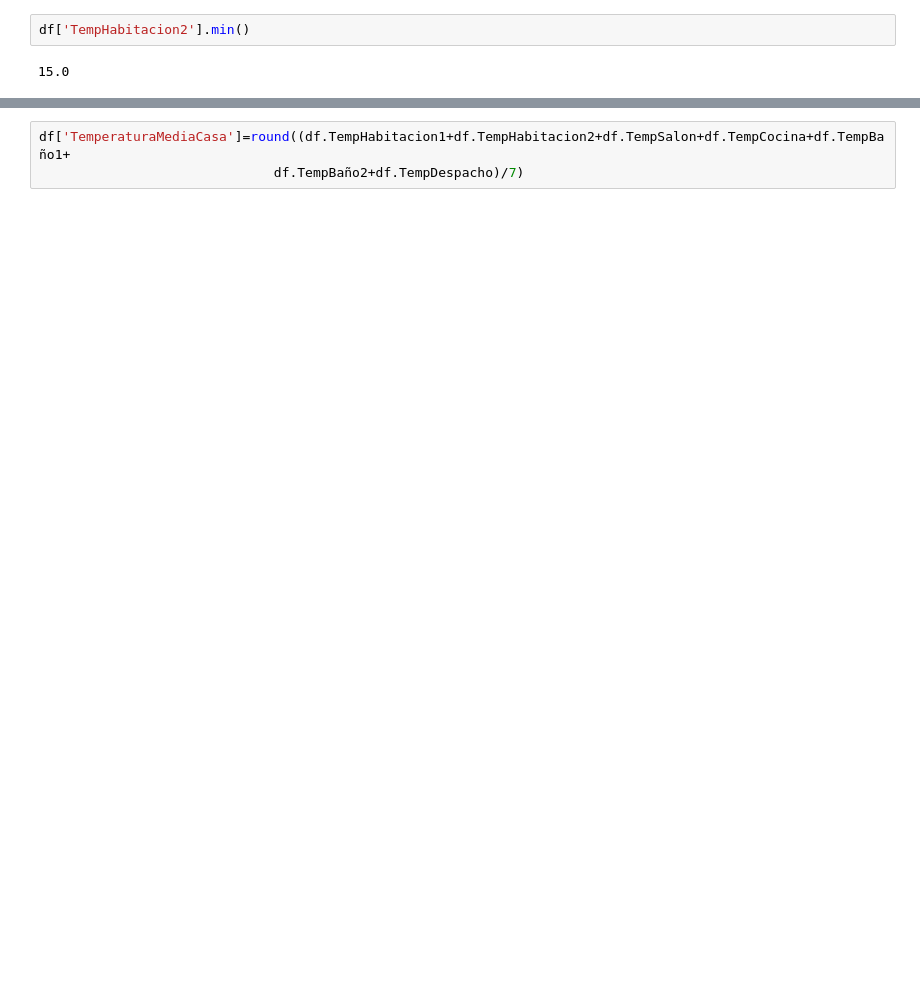
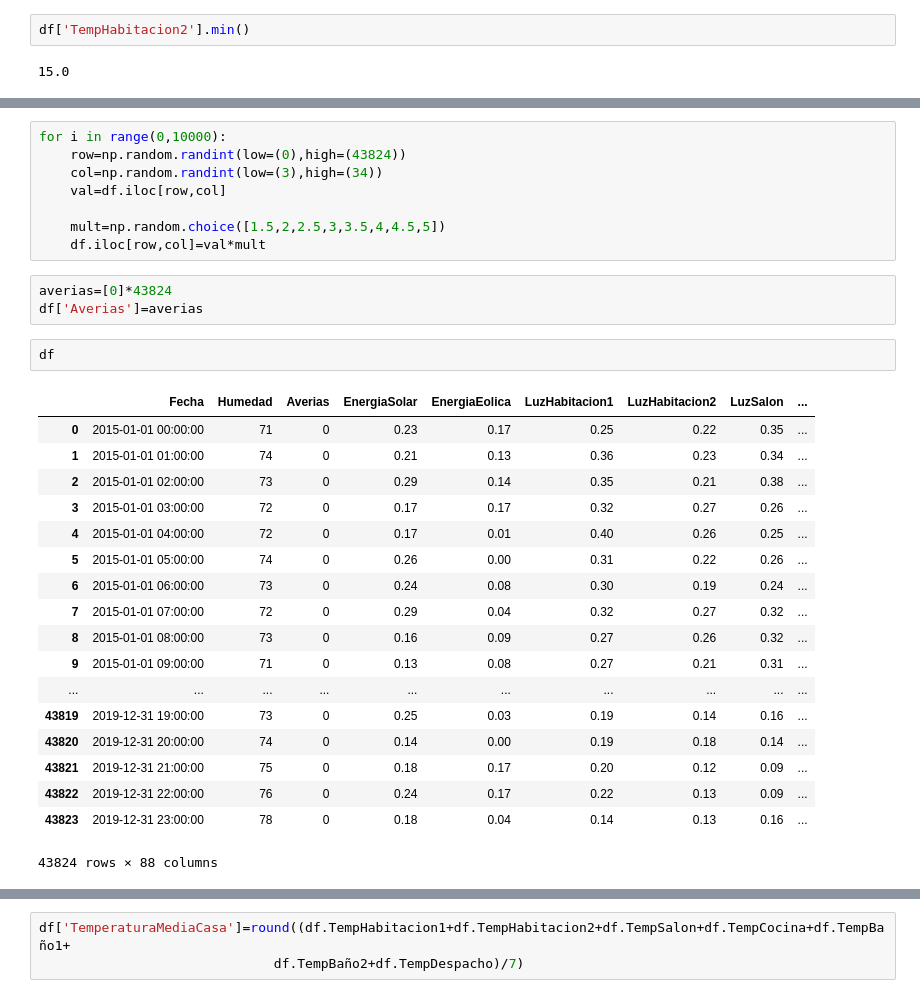
Before and after one commit to mariaabril/UEM-Analytics-G203, a Jupyter notebook: Datos Smart Home.ipynb, the cells around one changed output, grey strips where cells are left out. Saved outputs shown, nothing was run; the diff lists cells and outputs as text; blank space fills up the shorter version.

```diff
--- a/Datos Smart Home.ipynb
+++ b/Datos Smart Home.ipynb
@@ -1549,0 +1571,32 @@ df['TempHabitacion2'].min()
+# %%
+for i in range(0,10000):
+    row=np.random.randint(low=(0),high=(43824))
+    col=np.random.randint(low=(3),high=(34))
+    val=df.iloc[row,col]
+
+    mult=np.random.choice([1.5,2,2.5,3,3.5,4,4.5,5])
+    df.iloc[row,col]=val*mult
+# %%
+averias=[0]*43824
+df['Averias']=averias
+# %%
+df
+# %% [output]
+|  | Fecha | Humedad | Averias | EnergiaSolar | EnergiaEolica | LuzHabitacion1 | LuzHabitacion2 | LuzSalon | ... |
+| 0 | 2015-01-01 00:00:00 | 71 | 0 | 0.23 | 0.17 | 0.25 | 0.22 | 0.35 | ... |
+| 1 | 2015-01-01 01:00:00 | 74 | 0 | 0.21 | 0.13 | 0.36 | 0.23 | 0.34 | ... |
+| 2 | 2015-01-01 02:00:00 | 73 | 0 | 0.29 | 0.14 | 0.35 | 0.21 | 0.38 | ... |
+| 3 | 2015-01-01 03:00:00 | 72 | 0 | 0.17 | 0.17 | 0.32 | 0.27 | 0.26 | ... |
+| 4 | 2015-01-01 04:00:00 | 72 | 0 | 0.17 | 0.01 | 0.40 | 0.26 | 0.25 | ... |
+| 5 | 2015-01-01 05:00:00 | 74 | 0 | 0.26 | 0.00 | 0.31 | 0.22 | 0.26 | ... |
+| 6 | 2015-01-01 06:00:00 | 73 | 0 | 0.24 | 0.08 | 0.30 | 0.19 | 0.24 | ... |
+| 7 | 2015-01-01 07:00:00 | 72 | 0 | 0.29 | 0.04 | 0.32 | 0.27 | 0.32 | ... |
+| 8 | 2015-01-01 08:00:00 | 73 | 0 | 0.16 | 0.09 | 0.27 | 0.26 | 0.32 | ... |
+| 9 | 2015-01-01 09:00:00 | 71 | 0 | 0.13 | 0.08 | 0.27 | 0.21 | 0.31 | ... |
+| ... | ... | ... | ... | ... | ... | ... | ... | ... | ... |
+| 43819 | 2019-12-31 19:00:00 | 73 | 0 | 0.25 | 0.03 | 0.19 | 0.14 | 0.16 | ... |
+| 43820 | 2019-12-31 20:00:00 | 74 | 0 | 0.14 | 0.00 | 0.19 | 0.18 | 0.14 | ... |
+| 43821 | 2019-12-31 21:00:00 | 75 | 0 | 0.18 | 0.17 | 0.20 | 0.12 | 0.09 | ... |
+| 43822 | 2019-12-31 22:00:00 | 76 | 0 | 0.24 | 0.17 | 0.22 | 0.13 | 0.09 | ... |
+| 43823 | 2019-12-31 23:00:00 | 78 | 0 | 0.18 | 0.04 | 0.14 | 0.13 | 0.16 | ... |
+43824 rows × 88 columns
```
Also changed, not shown: parts of 19 cells of this notebook, 1 other file.
